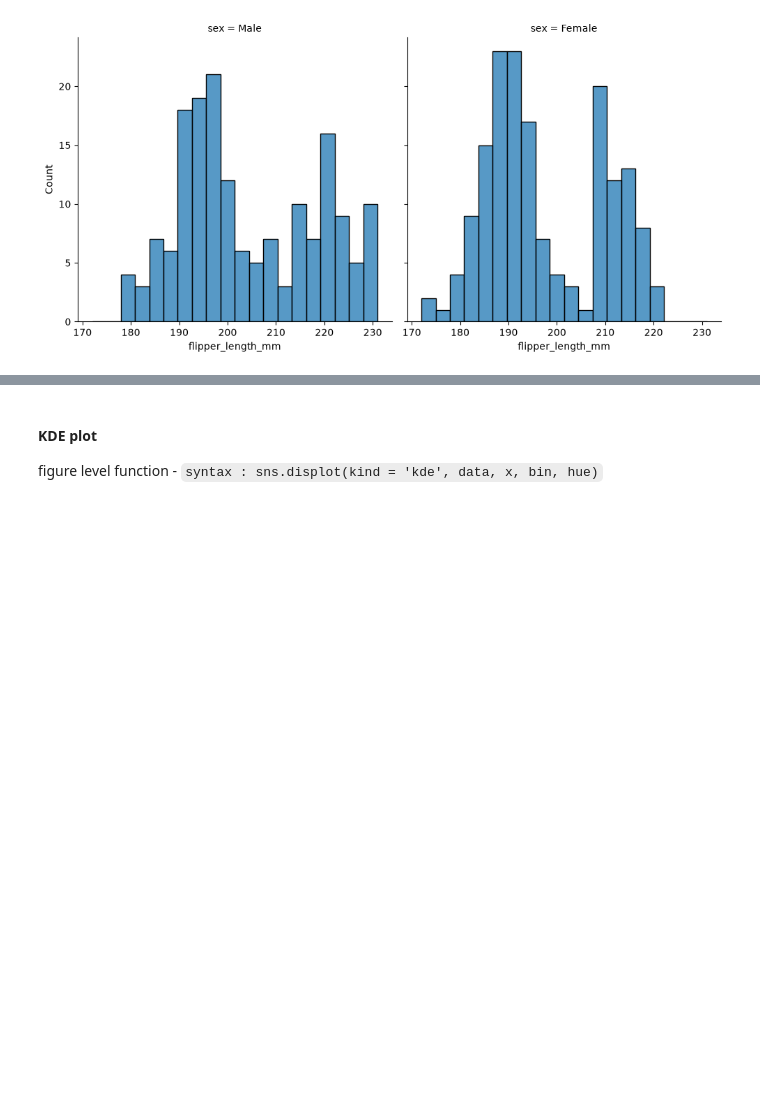
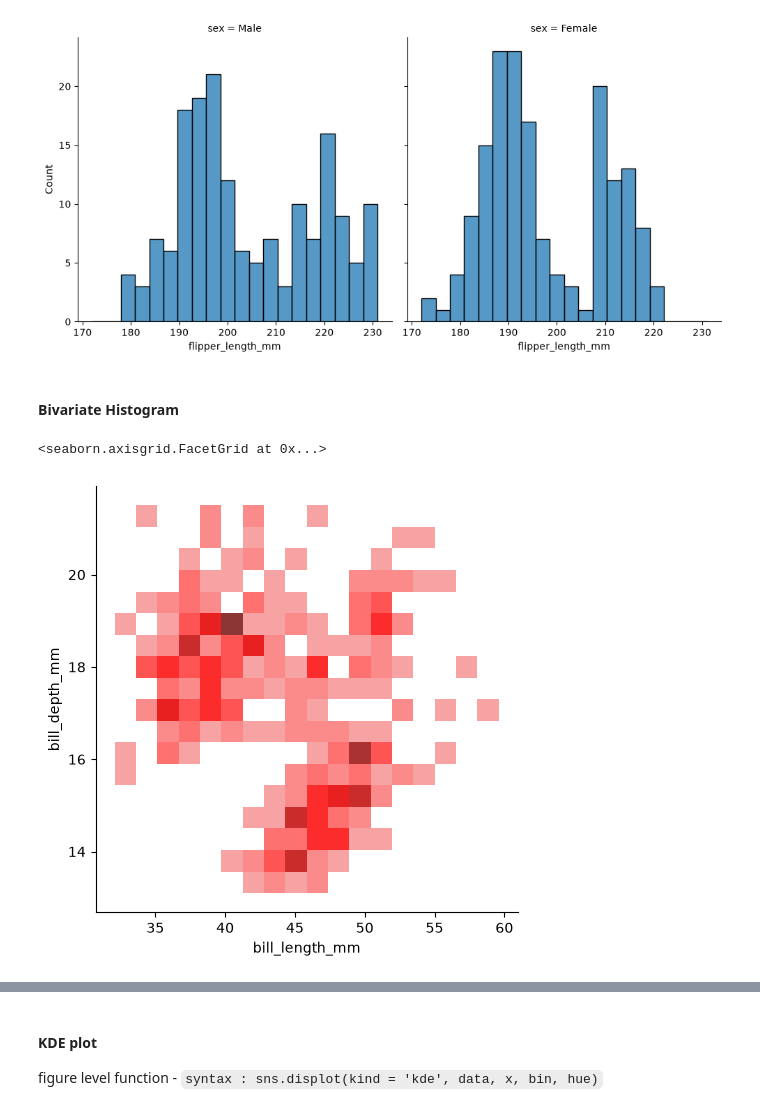
Before and after one commit to Anuragpathak08/Data-Analysis, a Jupyter notebook: 7 seaborn/m1day02.ipynb, the cells around one changed output, grey strips where cells are left out. Saved outputs shown, nothing was run; the diff lists cells and outputs as text; code cells hidden in the pictures; blank space fills up the shorter version.

```diff
--- a/7 seaborn/m1day02.ipynb
+++ b/7 seaborn/m1day02.ipynb
@@ -50,3 +51,10 @@ sns.displot(kind = 'hist' ,data=penguins, x = 'flipper_length_mm' ,bins= 20, col
 # %% [output]
 <seaborn.axisgrid.FacetGrid at 0x...>
 [figure]
+# %% [markdown]
+#### **Bivariate Histogram**
+# %%
+sns.displot(kind='hist', data=penguins, x='bill_length_mm', y='bill_depth_mm', bins= 18,color='red')
+# %% [output]
+<seaborn.axisgrid.FacetGrid at 0x...>
+[figure, added]
```
Also changed, not shown: parts of 5 cells of this notebook, 5 other files.
